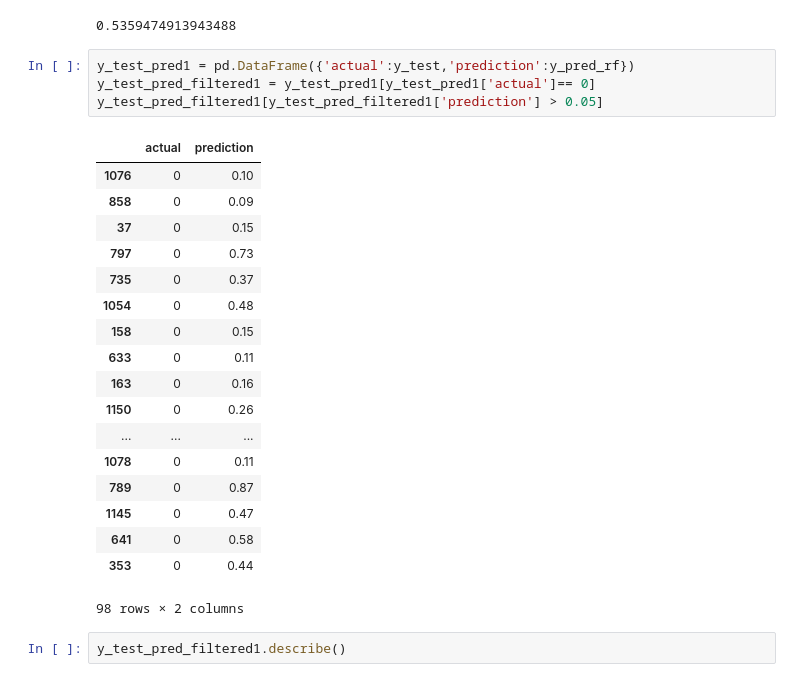
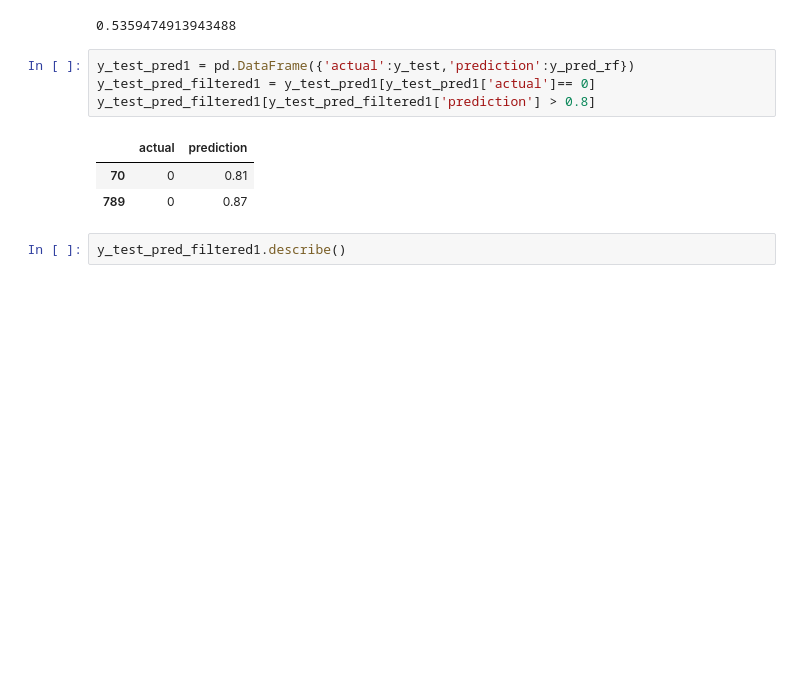
Before and after one commit to liyingli0818/instagram_account_type_predictor, a Jupyter notebook: fcc_model.ipynb, the cells around one changed output. Saved outputs shown, nothing was run; the diff lists cells and outputs as text; blank space fills up the shorter version.

```diff
--- a/fcc_model.ipynb
+++ b/fcc_model.ipynb
@@ -210,26 +194,11 @@ cv_logloss_rf1
 # %%
 y_test_pred1 = pd.DataFrame({'actual':y_test,'prediction':y_pred_rf})
 y_test_pred_filtered1 = y_test_pred1[y_test_pred1['actual']== 0]
-y_test_pred_filtered1[y_test_pred_filtered1['prediction'] > 0.05]
+y_test_pred_filtered1[y_test_pred_filtered1['prediction'] > 0.8]
 # %% [output]
 |  | actual | prediction |
-| 1076 | 0 | 0.10 |
-| 858 | 0 | 0.09 |
-| 37 | 0 | 0.15 |
-| 797 | 0 | 0.73 |
-| 735 | 0 | 0.37 |
-| 1054 | 0 | 0.48 |
-| 158 | 0 | 0.15 |
-| 633 | 0 | 0.11 |
-| 163 | 0 | 0.16 |
-| 1150 | 0 | 0.26 |
-| ... | ... | ... |
-| 1078 | 0 | 0.11 |
+| 70 | 0 | 0.81 |
 | 789 | 0 | 0.87 |
-| 1145 | 0 | 0.47 |
-| 641 | 0 | 0.58 |
-| 353 | 0 | 0.44 |
-98 rows × 2 columns
 # %%
 y_test_pred_filtered1.describe()
 # %% [output]
```
Also changed, not shown: parts of 11 cells of this notebook, 4 other files.
